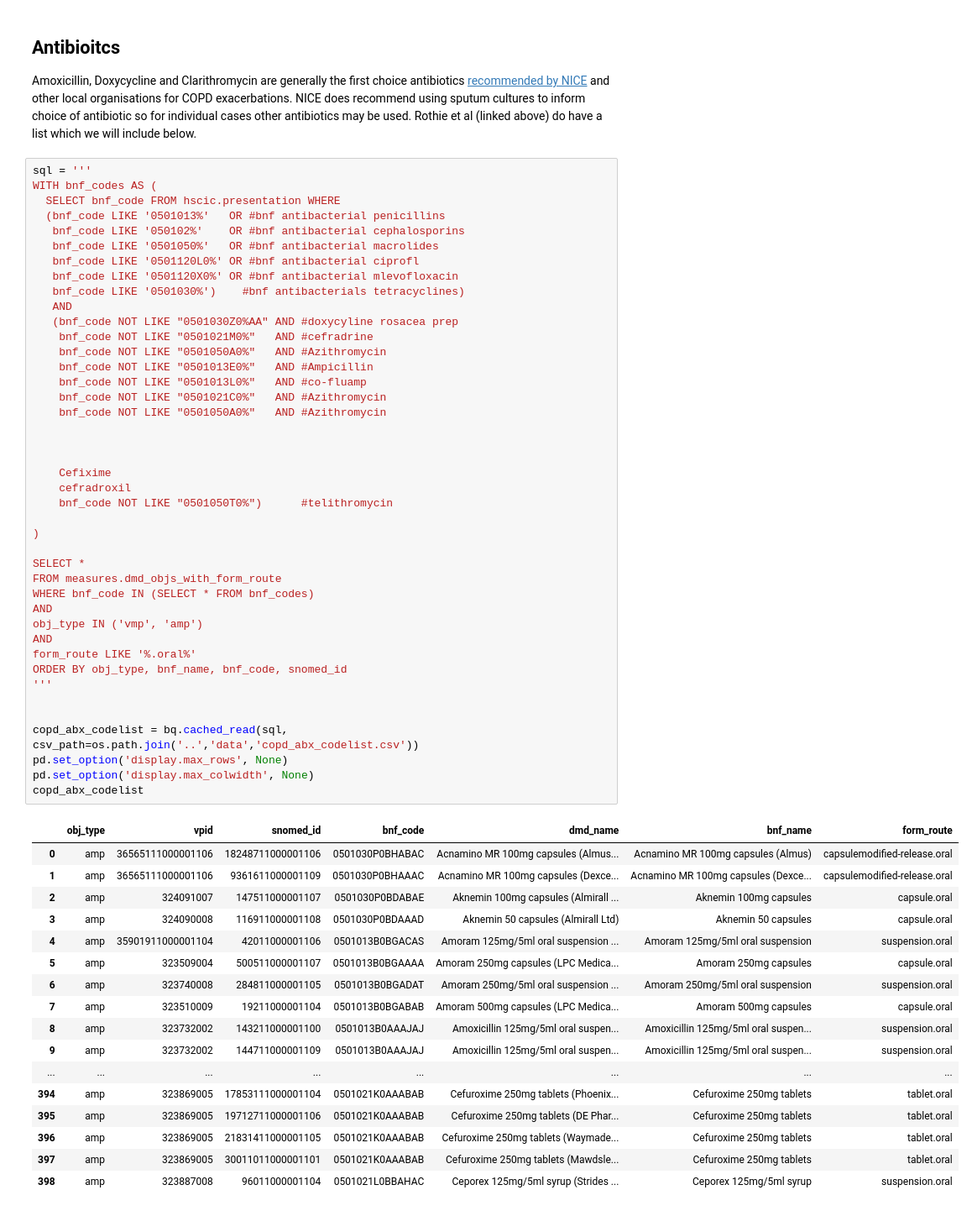
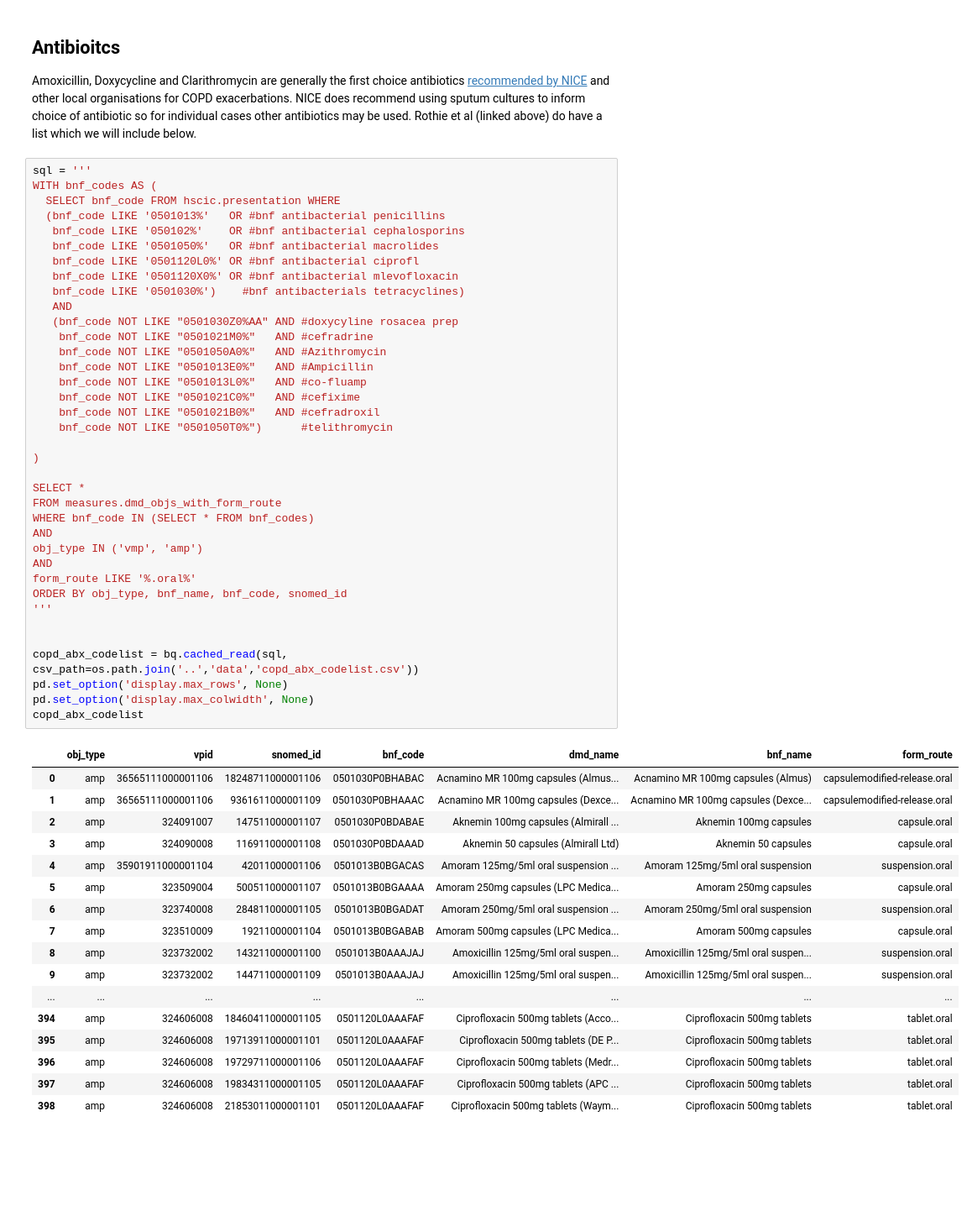
Before and after one commit to ebmdatalab/asthma-meds-covid-codelist-notebook, a Jupyter notebook: notebooks/copd.exacerbation.ipynb, the cells around one changed output. Shown at 84% size. Drawn from its saved outputs; the diff is of its cells as text; blank space fills up the shorter version.

```diff
--- a/notebooks/copd.exacerbation.ipynb
+++ b/notebooks/copd.exacerbation.ipynb
@@ -42,47 +42,42 @@ WITH bnf_codes AS (
     bnf_code NOT LIKE "0501050A0%"   AND #Azithromycin
     bnf_code NOT LIKE "0501013E0%"   AND #Ampicillin
     bnf_code NOT LIKE "0501013L0%"   AND #co-fluamp
-    bnf_code NOT LIKE "0501021C0%"   AND #Azithromycin
-    bnf_code NOT LIKE "0501050A0%"   AND #Azithromycin
-
-
-
-    Cefixime
-    cefradroxil
+    bnf_code NOT LIKE "0501021C0%"   AND #cefixime
+    bnf_code NOT LIKE "0501021B0%"   AND #cefradroxil
     bnf_code NOT LIKE "0501050T0%")      #telithromycin
 
 )
 
 SELECT *
 FROM measures.dmd_objs_with_form_route
 WHERE bnf_code IN (SELECT * FROM bnf_codes)
 AND
 obj_type IN ('vmp', 'amp')
 AND
 form_route LIKE '%.oral%'
 ORDER BY obj_type, bnf_name, bnf_code, snomed_id
 '''
 
 
 copd_abx_codelist = bq.cached_read(sql, csv_path=os.path.join('..','data','copd_abx_codelist.csv'))
 pd.set_option('display.max_rows', None)
 pd.set_option('display.max_colwidth', None)
 copd_abx_codelist
 # %% [output]
 |  | obj_type | vpid | snomed_id | bnf_code | dmd_name | bnf_name | form_route |
 | 0 | amp | 36565111000001106 | 18248711000001106 | 0501030P0BHABAC | Acnamino MR 100mg capsules (Almus... | Acnamino MR 100mg capsules (Almus) | capsulemodified-release.oral |
 | 1 | amp | 36565111000001106 | 9361611000001109 | 0501030P0BHAAAC | Acnamino MR 100mg capsules (Dexce... | Acnamino MR 100mg capsules (Dexce... | capsulemodified-release.oral |
 | 2 | amp | 324091007 | 147511000001107 | 0501030P0BDABAE | Aknemin 100mg capsules (Almirall ... | Aknemin 100mg capsules | capsule.oral |
 | 3 | amp | 324090008 | 116911000001108 | 0501030P0BDAAAD | Aknemin 50 capsules (Almirall Ltd) | Aknemin 50 capsules | capsule.oral |
 | 4 | amp | 35901911000001104 | 42011000001106 | 0501013B0BGACAS | Amoram 125mg/5ml oral suspension ... | Amoram 125mg/5ml oral suspension | suspension.oral |
 | 5 | amp | 323509004 | 500511000001107 | 0501013B0BGAAAA | Amoram 250mg capsules (LPC Medica... | Amoram 250mg capsules | capsule.oral |
 | 6 | amp | 323740008 | 284811000001105 | 0501013B0BGADAT | Amoram 250mg/5ml oral suspension ... | Amoram 250mg/5ml oral suspension | suspension.oral |
 | 7 | amp | 323510009 | 19211000001104 | 0501013B0BGABAB | Amoram 500mg capsules (LPC Medica... | Amoram 500mg capsules | capsule.oral |
 | 8 | amp | 323732002 | 143211000001100 | 0501013B0AAAJAJ | Amoxicillin 125mg/5ml oral suspen... | Amoxicillin 125mg/5ml oral suspen... | suspension.oral |
 | 9 | amp | 323732002 | 144711000001109 | 0501013B0AAAJAJ | Amoxicillin 125mg/5ml oral suspen... | Amoxicillin 125mg/5ml oral suspen... | suspension.oral |
 | ... | ... | ... | ... | ... | ... | ... | ... |
-| 394 | amp | 323869005 | 17853111000001104 | 0501021K0AAABAB | Cefuroxime 250mg tablets (Phoenix... | Cefuroxime 250mg tablets | tablet.oral |
-| 395 | amp | 323869005 | 19712711000001106 | 0501021K0AAABAB | Cefuroxime 250mg tablets (DE Phar... | Cefuroxime 250mg tablets | tablet.oral |
-| 396 | amp | 323869005 | 21831411000001105 | 0501021K0AAABAB | Cefuroxime 250mg tablets (Waymade... | Cefuroxime 250mg tablets | tablet.oral |
-| 397 | amp | 323869005 | 30011011000001101 | 0501021K0AAABAB | Cefuroxime 250mg tablets (Mawdsle... | Cefuroxime 250mg tablets | tablet.oral |
-| 398 | amp | 323887008 | 96011000001104 | 0501021L0BBAHAC | Ceporex 125mg/5ml syrup (Strides ... | Ceporex 125mg/5ml syrup | suspension.oral |
+| 394 | amp | 324606008 | 18460411000001105 | 0501120L0AAAFAF | Ciprofloxacin 500mg tablets (Acco... | Ciprofloxacin 500mg tablets | tablet.oral |
+| 395 | amp | 324606008 | 19713911000001101 | 0501120L0AAAFAF | Ciprofloxacin 500mg tablets (DE P... | Ciprofloxacin 500mg tablets | tablet.oral |
+| 396 | amp | 324606008 | 19729711000001106 | 0501120L0AAAFAF | Ciprofloxacin 500mg tablets (Medr... | Ciprofloxacin 500mg tablets | tablet.oral |
+| 397 | amp | 324606008 | 19834311000001105 | 0501120L0AAAFAF | Ciprofloxacin 500mg tablets (APC ... | Ciprofloxacin 500mg tablets | tablet.oral |
+| 398 | amp | 324606008 | 21853011000001101 | 0501120L0AAAFAF | Ciprofloxacin 500mg tablets (Waym... | Ciprofloxacin 500mg tablets | tablet.oral |
```
Also changed, not shown: 3 other files.
